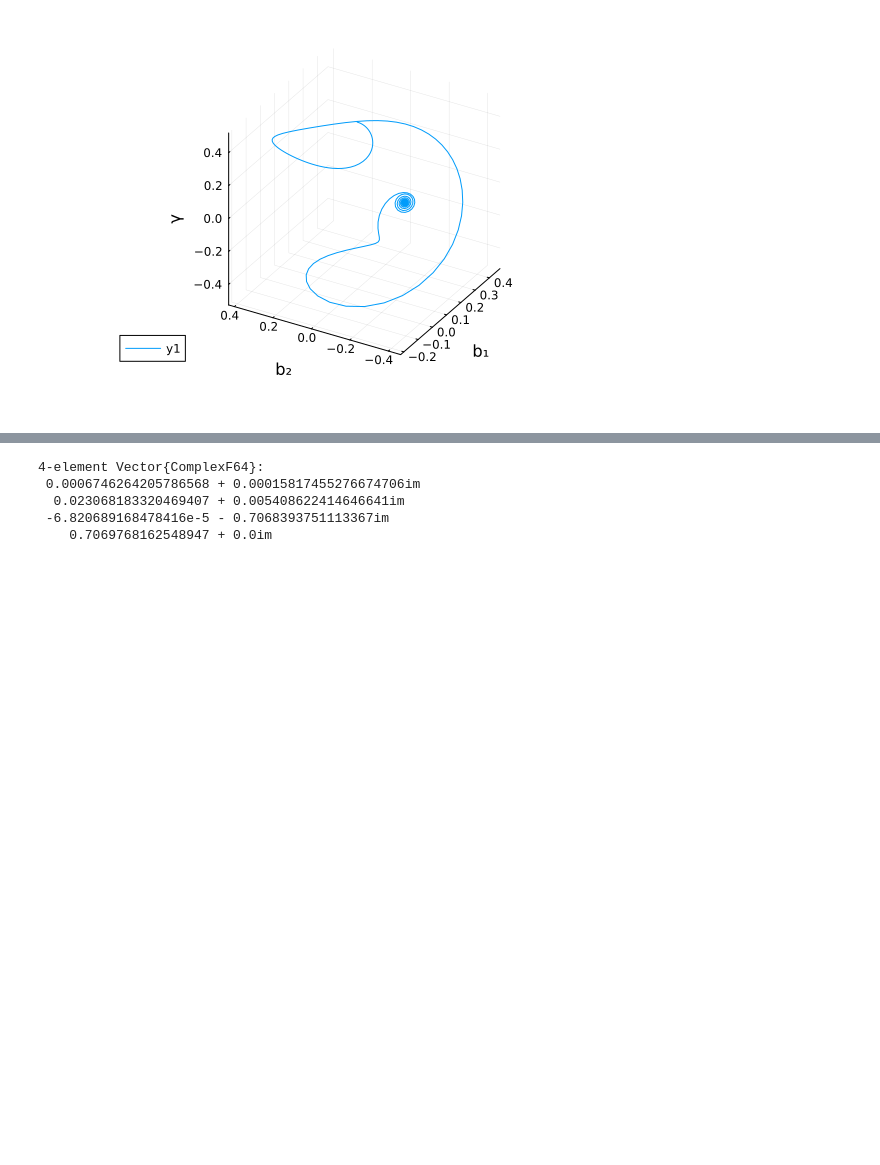
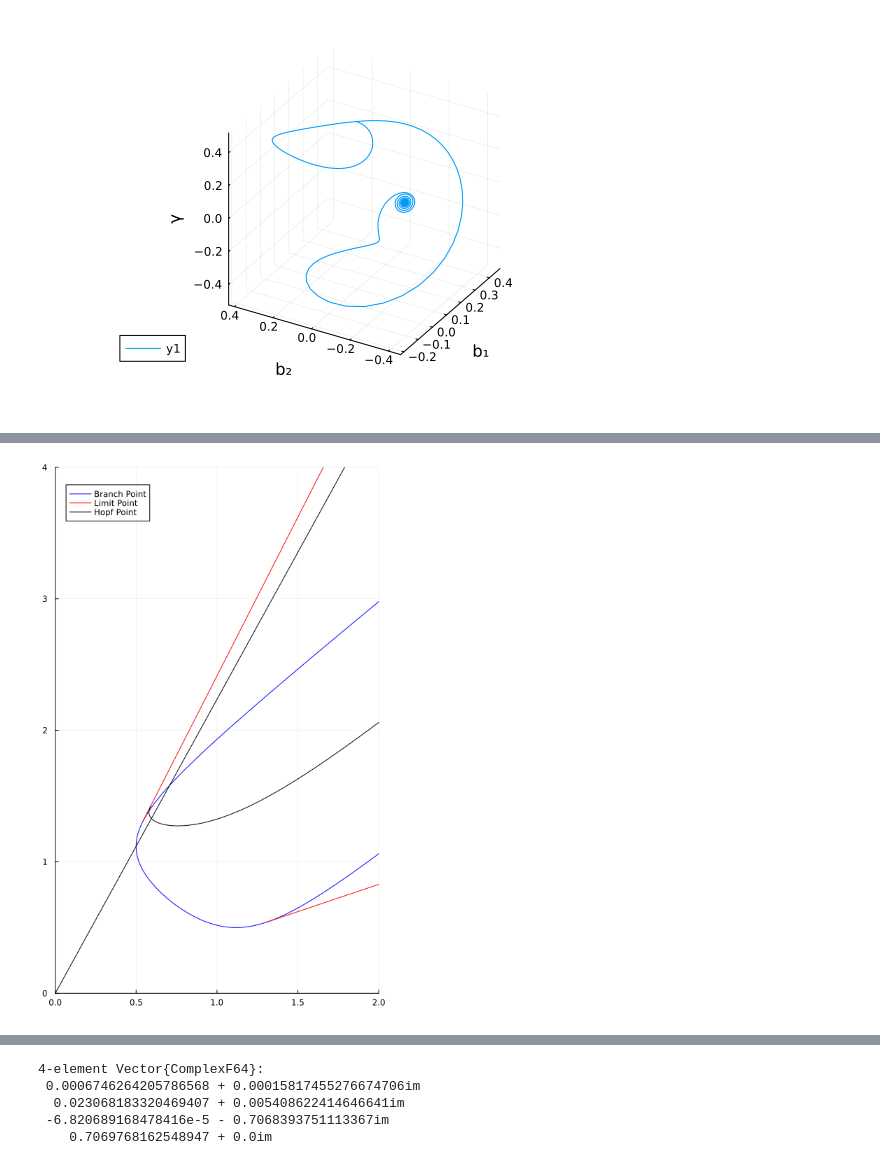
Before and after one commit to LeosEquation/Tesis, a Jupyter notebook: notebooks/OpenDicke/OpenDickeModel.ipynb, the cells around one changed output, grey strips where cells are left out. Drawn from its saved outputs; the diff is of its cells as text; code cells hidden in the pictures; blank space fills up the shorter version.

Commit message:
Parameter diagram and bifurcations continuation are update

```diff
--- a/notebooks/OpenDicke/OpenDickeModel.ipynb
+++ b/notebooks/OpenDicke/OpenDickeModel.ipynb
@@ -201,0 +244,15 @@ plot!()
+# %%
+plot(bpb1[:, end], bpb1[:, end-1], color = "blue", label = "Branch Point", size = (500, 800))
+plot!(bpb2[:, end], bpb2[:, end-1], color = "blue", label = "")
+plot!(lpb1[:, end], lpb1[:, end-1], color = "red", label = "Limit Point")
+plot!(lpb2[:, end], lpb2[:, end-1], color = "red", label = "")
+plot!(hpb11[:, end], hpb11[:, end-1], color = "black", label = "Hopf Point")
+plot!(hpb21[:, end], hpb21[:, end-1], color = "black", label = "")
+plot!(hpb12[:, end], hpb12[:, end-1], color = "black", label = "")
+plot!(hpb22[:, end], hpb22[:, end-1], color = "black", label = "")
+plot!(hpb31[:, end], hpb31[:, end-1], color = "black", label = "")
+plot!(hpb32[:, end], hpb32[:, end-1], color = "black", label = "")
+ylims!(0.0, 4.0)
+xlims!(0.0, 2.0)
+# %% [output]
+[figure, added]
```
Also changed, not shown: parts of 32 cells of this notebook.
